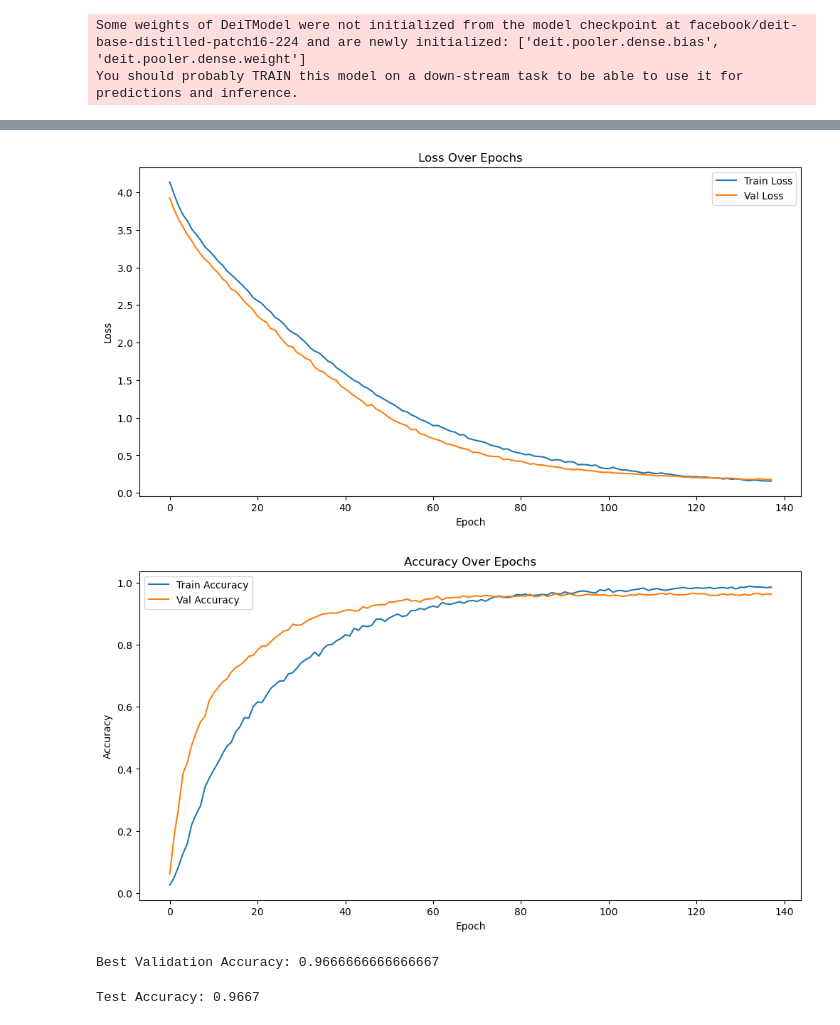
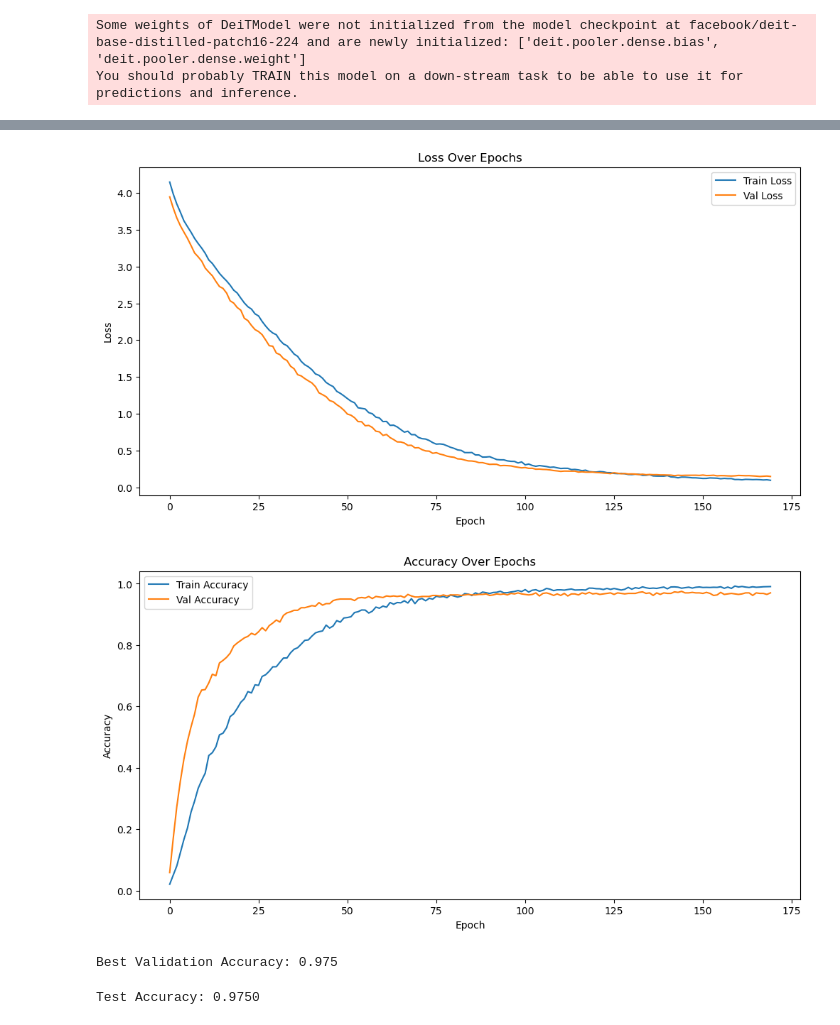
Before and after one commit to rrv-12/Multiclass-Flower-image-Classification, a Jupyter notebook: Deit-8.ipynb, the cells around one changed output, grey strips where cells are left out. Drawn from its saved outputs; the diff is of its cells as text; code cells hidden in the pictures.

```diff
--- a/Deit-8.ipynb
+++ b/Deit-8.ipynb
@@ -116,7 +116,7 @@ optimizer = optim.Adam(model.parameters(), lr=learning_rate)
 # Training Loop with Early Stopping
 best_val_acc = 0.0
 epochs = 500
-patience_counter = 0
+patience_counter = 5
 train_losses, val_losses, train_accuracies, val_accuracies = [], [], [], []
 
 for epoch in range(epochs):
@@ -207,7 +207,7 @@ Epoch 138: Train Acc=0.9863, Val Acc=0.9633
 Early stopping triggered!
-[figure, old version]
+[figure, new version]
-[figure, old version]
+[figure, new version]
-Best Validation Accuracy: 0.9666666666666667
+Best Validation Accuracy: 0.975
 # %%
 # Load and Preprocess Test Data
 test_labels = pd.read_csv(r"C:\Users\risha\Downloads\Project Task 1 (1)\test_labels.txt", header=None).values.flatten()
@@ -244,4 +244,4 @@ with torch.no_grad():
 test_acc = correct / total
 print(f"Test Accuracy: {test_acc:.4f}")
 # %% [output]
-Test Accuracy: 0.9667
+Test Accuracy: 0.9750
```
Also changed, not shown: parts of 1 cell of this notebook.
